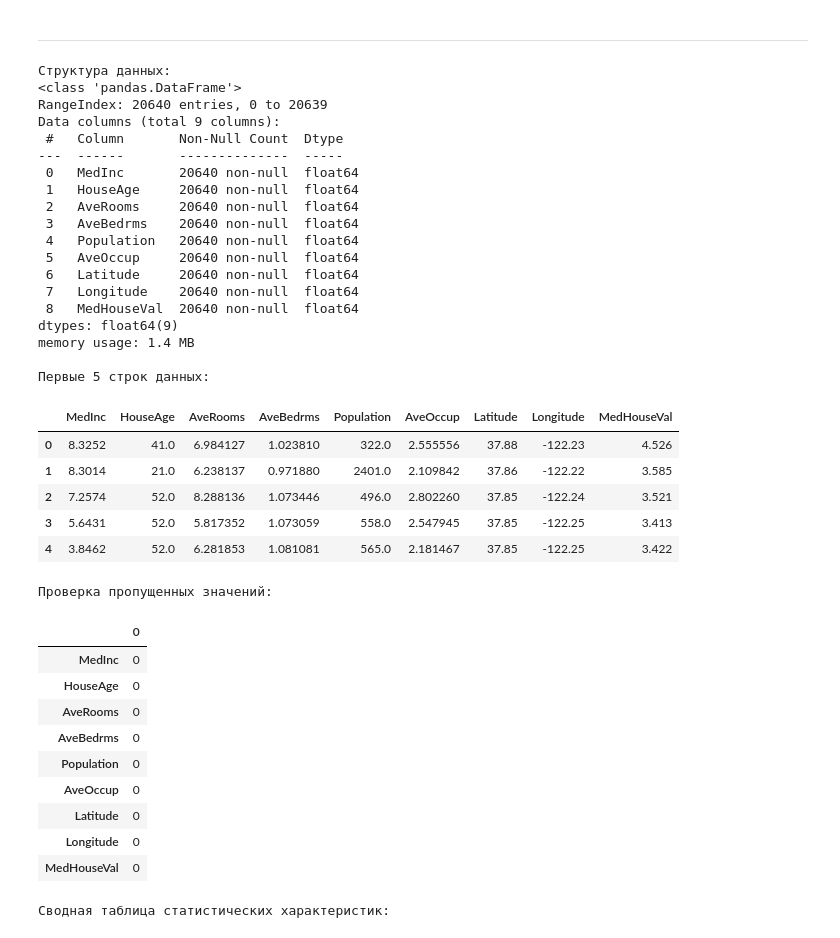
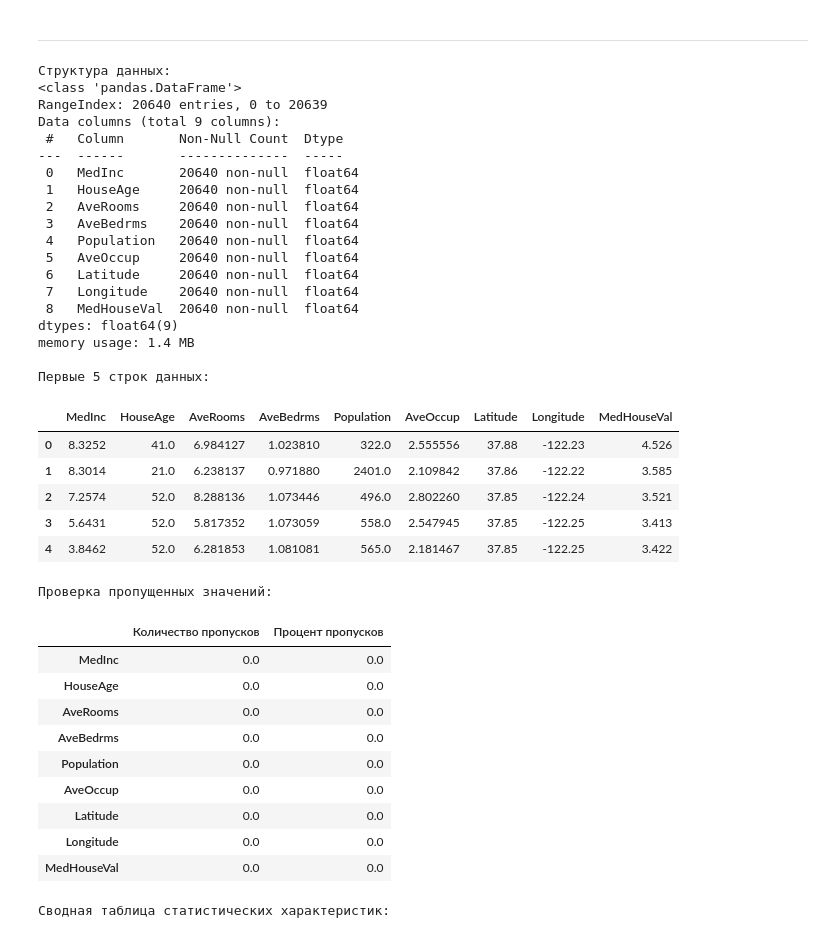
Before and after one commit to atrepalin/Statistics-RSREU, a Jupyter notebook: 1.2.ipynb, the cells around one changed output. Cells and saved outputs as stored; diff of their text form; code cells hidden in the pictures.

```diff
--- a/1.2.ipynb
+++ b/1.2.ipynb
@@ -243,44 +256,51 @@ print("\nПервые 5 строк данных:")
 display(housing_data.head())
 
 print("\nПроверка пропущенных значений:")
-display(housing_data.isna().sum().to_frame())
+
+missing_counts = housing_data.isnull().sum()
+missing_percent = housing_data.isnull().mean() * 100
+missings = pd.DataFrame(
+    data=[missing_counts, missing_percent],
+    index=["Количество пропусков", "Процент пропусков"],
+).T
+display(missings)
 # %% [output]
 Структура данных:
 <class 'pandas.DataFrame'>
 RangeIndex: 20640 entries, 0 to 20639
 Data columns (total 9 columns):
  #   Column       Non-Null Count  Dtype
 ---  ------       --------------  -----
  0   MedInc       20640 non-null  float64
  1   HouseAge     20640 non-null  float64
  2   AveRooms     20640 non-null  float64
  3   AveBedrms    20640 non-null  float64
  4   Population   20640 non-null  float64
  5   AveOccup     20640 non-null  float64
  6   Latitude     20640 non-null  float64
  7   Longitude    20640 non-null  float64
  8   MedHouseVal  20640 non-null  float64
 dtypes: float64(9)
 memory usage: 1.4 MB
 
 Первые 5 строк данных:
 |  | MedInc | HouseAge | AveRooms | AveBedrms | Population | AveOccup | Latitude | Longitude | MedHouseVal |
 | 0 | 8.3252 | 41.0 | 6.984127 | 1.023810 | 322.0 | 2.555556 | 37.88 | -122.23 | 4.526 |
 | 1 | 8.3014 | 21.0 | 6.238137 | 0.971880 | 2401.0 | 2.109842 | 37.86 | -122.22 | 3.585 |
 | 2 | 7.2574 | 52.0 | 8.288136 | 1.073446 | 496.0 | 2.802260 | 37.85 | -122.24 | 3.521 |
 | 3 | 5.6431 | 52.0 | 5.817352 | 1.073059 | 558.0 | 2.547945 | 37.85 | -122.25 | 3.413 |
 | 4 | 3.8462 | 52.0 | 6.281853 | 1.081081 | 565.0 | 2.181467 | 37.85 | -122.25 | 3.422 |
 Проверка пропущенных значений:
-|  | 0 |
-| MedInc | 0 |
-| HouseAge | 0 |
-| AveRooms | 0 |
-| AveBedrms | 0 |
-| Population | 0 |
-| AveOccup | 0 |
-| Latitude | 0 |
-| Longitude | 0 |
-| MedHouseVal | 0 |
+|  | Количество пропусков | Процент пропусков |
+| MedInc | 0.0 | 0.0 |
+| HouseAge | 0.0 | 0.0 |
+| AveRooms | 0.0 | 0.0 |
+| AveBedrms | 0.0 | 0.0 |
+| Population | 0.0 | 0.0 |
+| AveOccup | 0.0 | 0.0 |
+| Latitude | 0.0 | 0.0 |
+| Longitude | 0.0 | 0.0 |
+| MedHouseVal | 0.0 | 0.0 |
 # %%
 features = ["MedInc", "HouseAge", "AveRooms", "MedHouseVal"]
 
```
Also changed, not shown: parts of 6 cells of this notebook, 1 other file.
